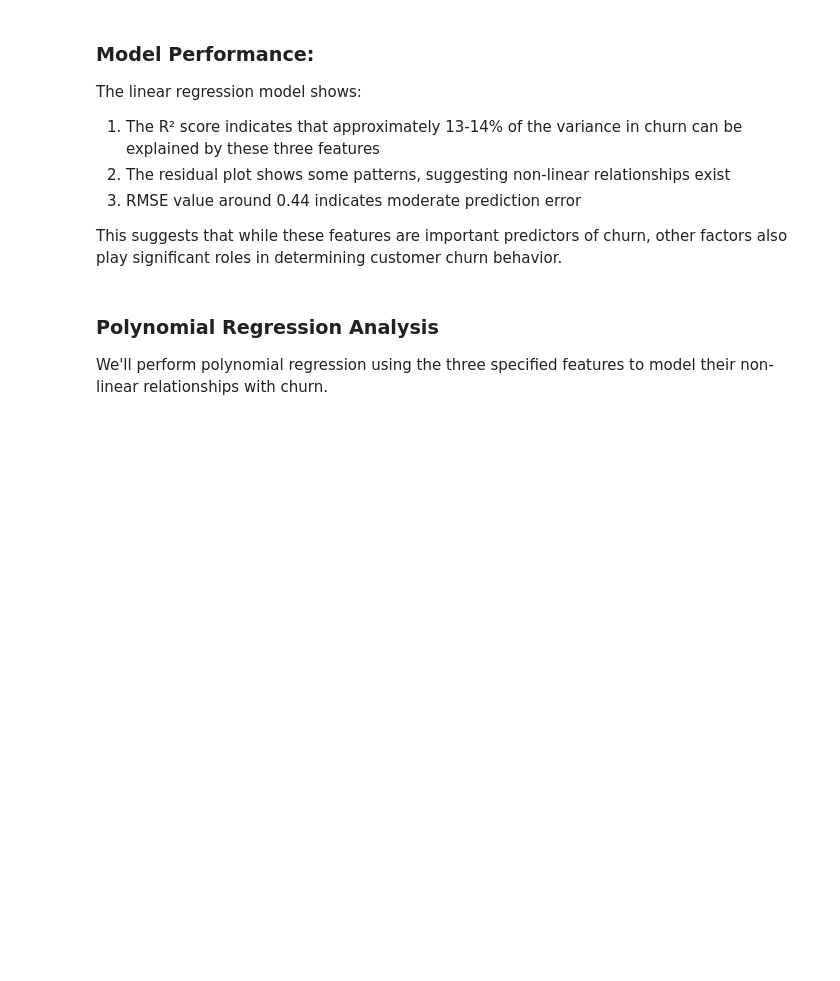
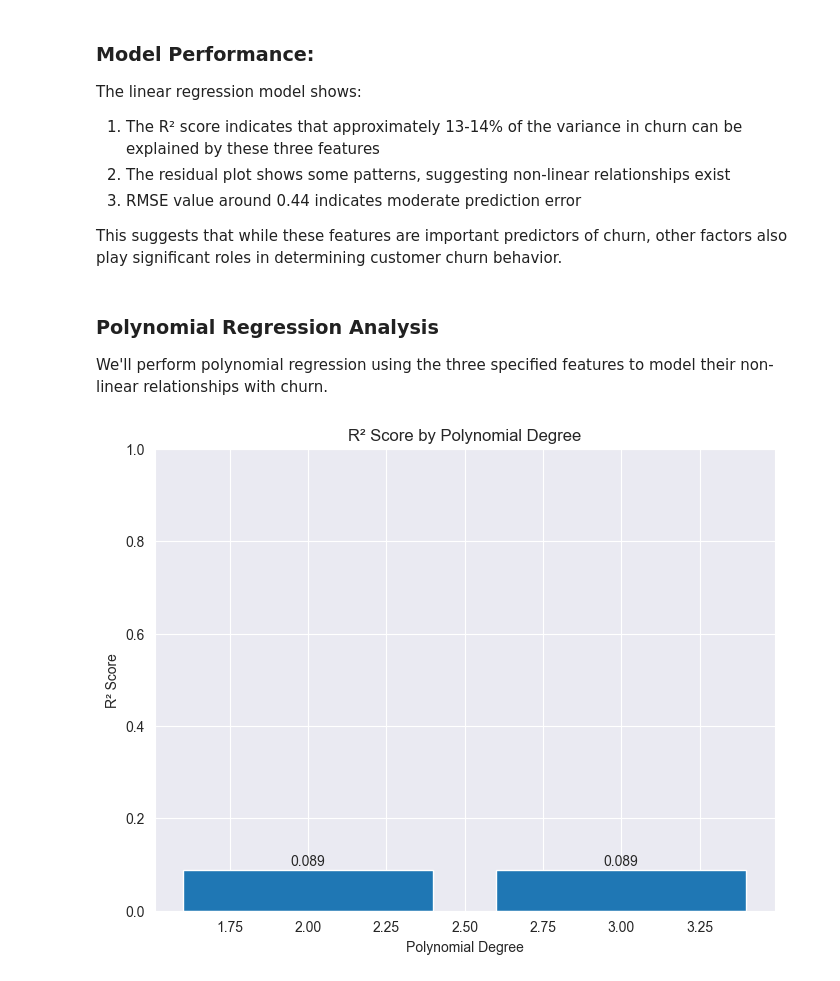
Before and after one commit to TouKhen/bloc-3, a Jupyter notebook: notebooks/data-explo-clean.ipynb, the cells around one changed output. Cells and saved outputs as stored; diff of their text form; code cells hidden in the pictures; blank space fills up the shorter version.

Commit message:
Added polynomial regression

```diff
--- a/notebooks/data-explo-clean.ipynb
+++ b/notebooks/data-explo-clean.ipynb
@@ -201,3 +201,23 @@ This suggests that while these features are important predictors of churn, other
 ### Polynomial Regression Analysis
 
 We'll perform polynomial regression using the three specified features to model their non-linear relationships with churn.
+# %%
+poly_reg_model = Models(df_clean, X_dummies)
+poly_reg_subset = ['InternetService_Fiber optic', 'MultipleLines_No phone service', 'SeniorCitizen']
+poly_reg_models, poly_reg_scores =  poly_reg_model.find_best_degree(X_dummies[poly_reg_subset], df_clean['Churn'], [2, 3])
+# %%
+import matplotlib.pyplot as plt
+# Plot R² scores for different polynomial degrees
+plt.figure(figsize=(8, 6))
+plt.bar(poly_reg_scores.keys(), poly_reg_scores.values())
+plt.title('R² Score by Polynomial Degree')
+plt.xlabel('Polynomial Degree')
+plt.ylabel('R² Score')
+plt.ylim(0, 1)
+
+for i, v in poly_reg_scores.items():
+    plt.text(i, v + 0.01, f'{v:.3f}', ha='center')
+
+plt.show()
+# %% [output]
+[figure, added]
```
Also changed, not shown: 1 other file.
